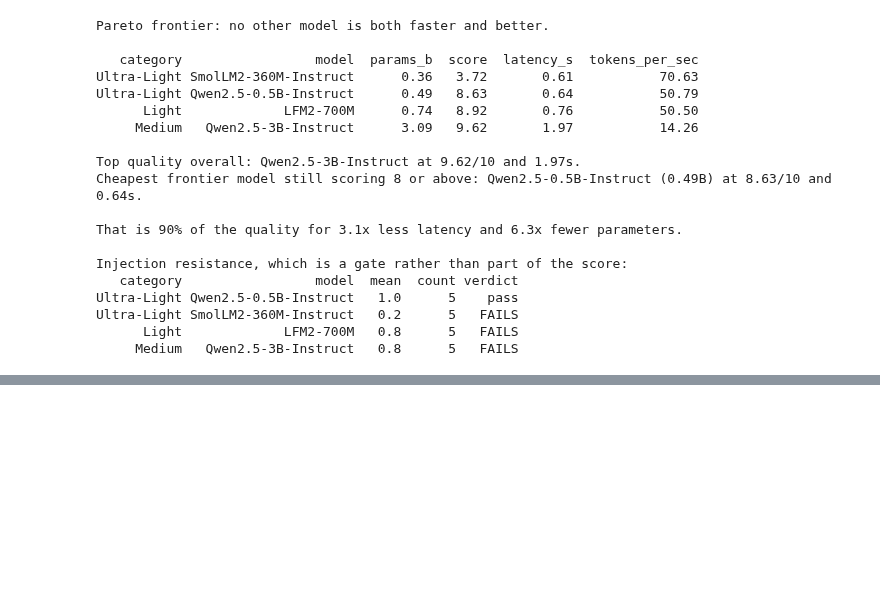
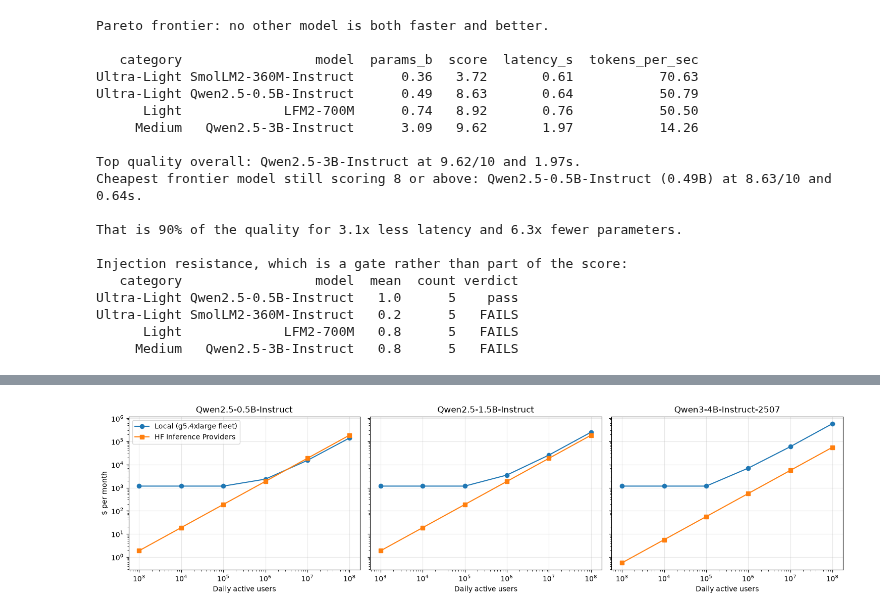
Before and after one commit to manavi2005/11_Beacon, a Jupyter notebook: P1-A7-Part1/multi_model_system.ipynb, the cells around one changed output, grey strips where cells are left out. Saved outputs shown, nothing was run; the diff lists cells and outputs as text; code cells hidden in the pictures; blank space fills up the shorter version.

```diff
--- a/P1-A7-Part1/multi_model_system.ipynb
+++ b/P1-A7-Part1/multi_model_system.ipynb
@@ -2063,0 +2302,24 @@ Ultra-Light SmolLM2-360M-Instruct   0.2      5   FAILS
+# %%
+# Local vs API, side by side ($/month). Ratio > 1 means local hosting costs more.
+compare = local[["Model Name", "Model Category", "Daily Traffic Category", "Machines Needed", "Total Machine Cost ($/month)"]].copy()
+compare["API Cost ($/month)"] = api["Total Cost ($/month)"].values
+compare["Local / API"] = (compare["Total Machine Cost ($/month)"] / compare["API Cost ($/month)"]).round(1)
+compare["Cheaper"] = np.where(compare["Total Machine Cost ($/month)"] < compare["API Cost ($/month)"], "Local", "API")
+compare.to_csv("cost_comparison.csv", index=False)
+
+print("Which is cheaper, per model (rows) and traffic level (columns):")
+display(compare.pivot_table(index="Model Name", columns="Daily Traffic Category", values="Cheaper",
+                            aggfunc="first", sort=False)[list(TRAFFIC)])
+
+# At scale both costs grow linearly, so the comparison reduces to a cost per 1M tokens.
+steady = pd.DataFrame({"Model Category": usage["Model Category"]})
+steady["Local $/1M output tok (full fleet)"] = (MACHINE_HOURLY / (machine_capacity * 3600 / PEAK_TO_AVERAGE) * 1e6).round(3)
+steady["Local $/1M (1-yr reserved)"] = (steady["Local $/1M output tok (full fleet)"] * MACHINE_HOURLY_RESERVED / MACHINE_HOURLY).round(3)
+steady["API $/1M output-equivalent"] = [round((paid_for(m, c)[1] * usage.loc[m, "Input tokens / user"] +
+                                               paid_for(m, c)[2] * usage.loc[m, "Output tokens / user"])
+                                              / usage.loc[m, "Output tokens / user"], 3)
+                                        for m, c in zip(usage.index, usage["Model Category"])]
+steady["Break-even DAU (1 machine)"] = (machine_month / (compare.groupby("Model Name", sort=False)["API Cost ($/month)"].first()
+                                                       / TRAFFIC["Prototype"])).round(-3).astype(int)
+print("\nCost per 1M output tokens once the fleet is large (input tokens folded into the API figure):")
+steady
@@ -2063,0 +2363,15 @@ Ultra-Light SmolLM2-360M-Instruct   0.2      5   FAILS
+# %%
+fig, axes = plt.subplots(1, 3, figsize=(15, 4), sharey=True)
+for ax, model in zip(axes, ["Qwen2.5-0.5B-Instruct", "Qwen2.5-1.5B-Instruct", "Qwen3-4B-Instruct-2507"]):
+    sub = compare[compare["Model Name"] == model]
+    x = [TRAFFIC[l] for l in sub["Daily Traffic Category"]]
+    ax.plot(x, sub["Total Machine Cost ($/month)"], marker="o", label="Local (g5.4xlarge fleet)")
+    ax.plot(x, sub["API Cost ($/month)"], marker="s", label="HF Inference Providers")
+    ax.set(xscale="log", yscale="log", title=model, xlabel="Daily active users")
+    ax.grid(alpha=0.3)
+axes[0].set_ylabel("$ per month")
+axes[0].legend()
+plt.tight_layout()
+plt.show()
+# %% [output]
+[figure, added]
```
Also changed, not shown: parts of 20 cells of this notebook, 6 other files.
